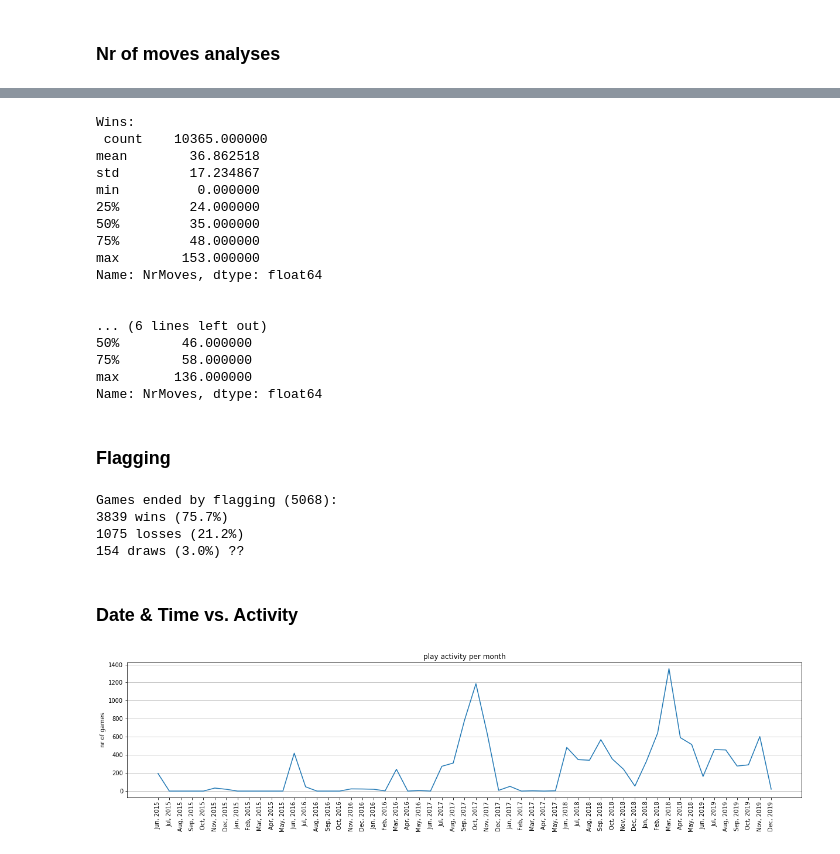
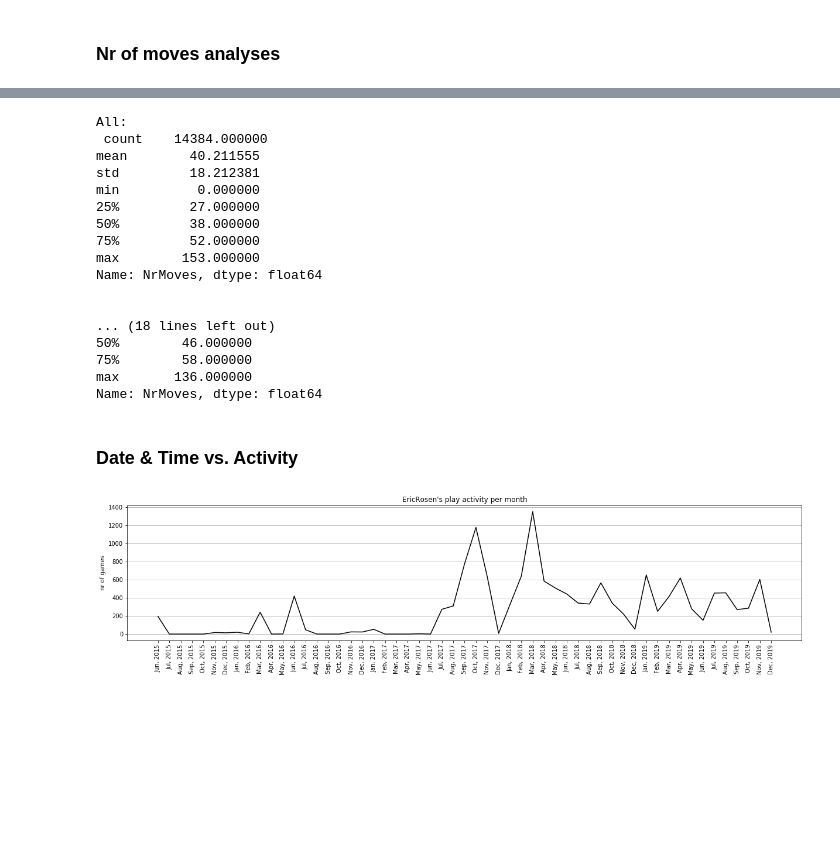
Before and after one commit to tvdhout/RosenChessData, a Jupyter notebook: Fun.ipynb, the cells around one changed output, grey strips where cells are left out. Drawn from its saved outputs; the diff is of its cells as text; code cells hidden in the pictures; blank space fills up the shorter version.

```diff
--- a/Fun.ipynb
+++ b/Fun.ipynb
@@ -91,8 +125,23 @@ def CSTtime(game):
 ### Add columns with data derived by those functions
 # %%
 d['Outcome'] = d.apply(isWin, axis=1)
-d['NrMoves'] = [nrMoves(m) for m in moves]
-d['Moves'] = moves
+d['NrMoves'] = d.apply(nrMoves, axis=1)
 d['Year'] = d.apply(getYear, axis=1)
 d['Month'] = d.apply(getMonth, axis=1)
-d['CSTHour'] = d.apply(CSTtime, axis=1)
+d['LocalHour'] = d.apply(localtime, axis=1)
+# %%
+def mateOrResign(game):
+    if game['Termination'] == 'Abandoned' or game['Termination'] == 'Time forfeit':
+        return game['Termination']
+    try: #sometimes a game has no moves. I'll say it's abandoned
+        if game['Termination'] == 'Normal':
+            if game['Moves'][-1] == '#':
+                return 'Checkmate'
+            elif game['Outcome'] == 'Draw':
+                return 'Other'
+            return 'Resign'
+    except:
+        return 'Abandoned'
+# %%
+new_terminations = d.apply(mateOrResign, axis=1)
+d.Termination = new_terminations
@@ -124,25 +199,24 @@ plt.ylabel("Number of games");
 wins = d.loc[d.Outcome == "Win"]
 losses = d.loc[d.Outcome == "Loss"]
 # %%
+print('All:\n', d.NrMoves.describe(),'\n\n')
 print('Wins:\n', wins.NrMoves.describe(),'\n\n')
 print('Losses:\n',losses.NrMoves.describe())
 # %% [output]
-Wins:
- count    10365.000000
-mean        36.862518
-std         17.234867
+All:
+ count    14384.000000
+mean        40.211555
+std         18.212381
 min          0.000000
-25%         24.000000
-50%         35.000000
-75%         48.000000
+25%         27.000000
+50%         38.000000
+75%         52.000000
 max        153.000000
 Name: NrMoves, dtype: float64
 
 
-... (6 lines left out)
+... (18 lines left out)
 50%        46.000000
 75%        58.000000
 max       136.000000
 Name: NrMoves, dtype: float64
-# %% [markdown]
-### Flagging
@@ -156,11 +223,2 @@ flag_draws = len(flags.loc[flags.Outcome == "Draw"])
-# %%
-print(str.format('Games ended by flagging ({}):\n{} wins ({:.1f}%)\n{} losses ({:.1f}%)\n{} draws \
-({:.1f}%) ??', n_flags, flag_wins, flag_wins/n_flags*100, flag_losses, flag_losses/n_flags*100, flag_draws, \
-                 flag_draws/n_flags*100))
-# %% [output]
-Games ended by flagging (5068):
-3839 wins (75.7%)
-1075 losses (21.2%)
-154 draws (3.0%) ??
 # %% [markdown]
 ### Date & Time vs. Activity
@@ -172,10 +225,22 @@ xs = ['{}, {}'.format(months[i], years[i]) for i in range(len(years))]
+# %%
+#select years and months
+start_year = d.Year.unique()[-1]
+start_month = d.Date.unique()[-1].split('.')[1]
+end_month = d.Date.unique()[0].split('.')[1]
+
+years = list(np.array([12*([year]) for year in d.Year.unique()]).flatten()[::-1])
+years = years[int(start_month)-1:len(years)+(int(end_month)-12)] #select years
+months = (len(d.Year.unique())*list(map(lambda x: x[:3], calendar.month_name[1:])))
+months = months[int(start_month)-1:len(months)+(int(end_month)-12)]
+
+xs = ['{}, {}'.format(months[i], years[i]) for i in range(len(years))]
 # %%
 plt.figure(figsize=(8, 4));
 plt.axes([0, 0.6, 2, .8]);
-plt.plot(xs, [len(d[(d.Month==months[i]) & (d.Year==years[i])]) for i in range(len(years))]);
+plt.plot(xs, [len(d[(d.Month==months[i]) & (d.Year==years[i])]) for i in range(len(years))], 'black');
 plt.xticks(rotation='vertical');
-plt.title("play activity per month");
+plt.title("{}'s play activity per month".format(name));
 plt.ylabel("nr of games");
 plt.grid(axis='y');
 # %% [output]
-[figure, old version]
+[figure, new version]
```
Also changed, not shown: parts of 24 cells of this notebook.
